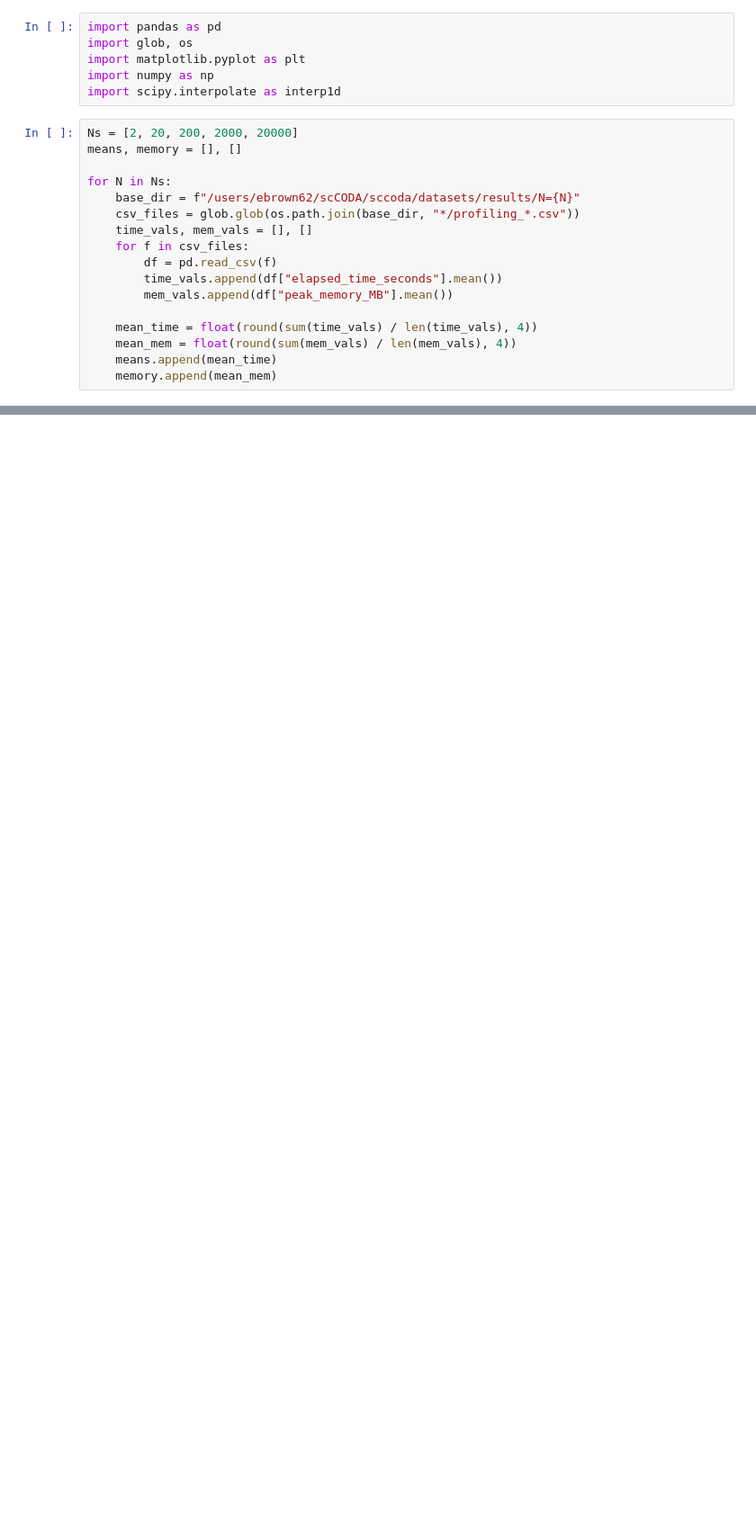
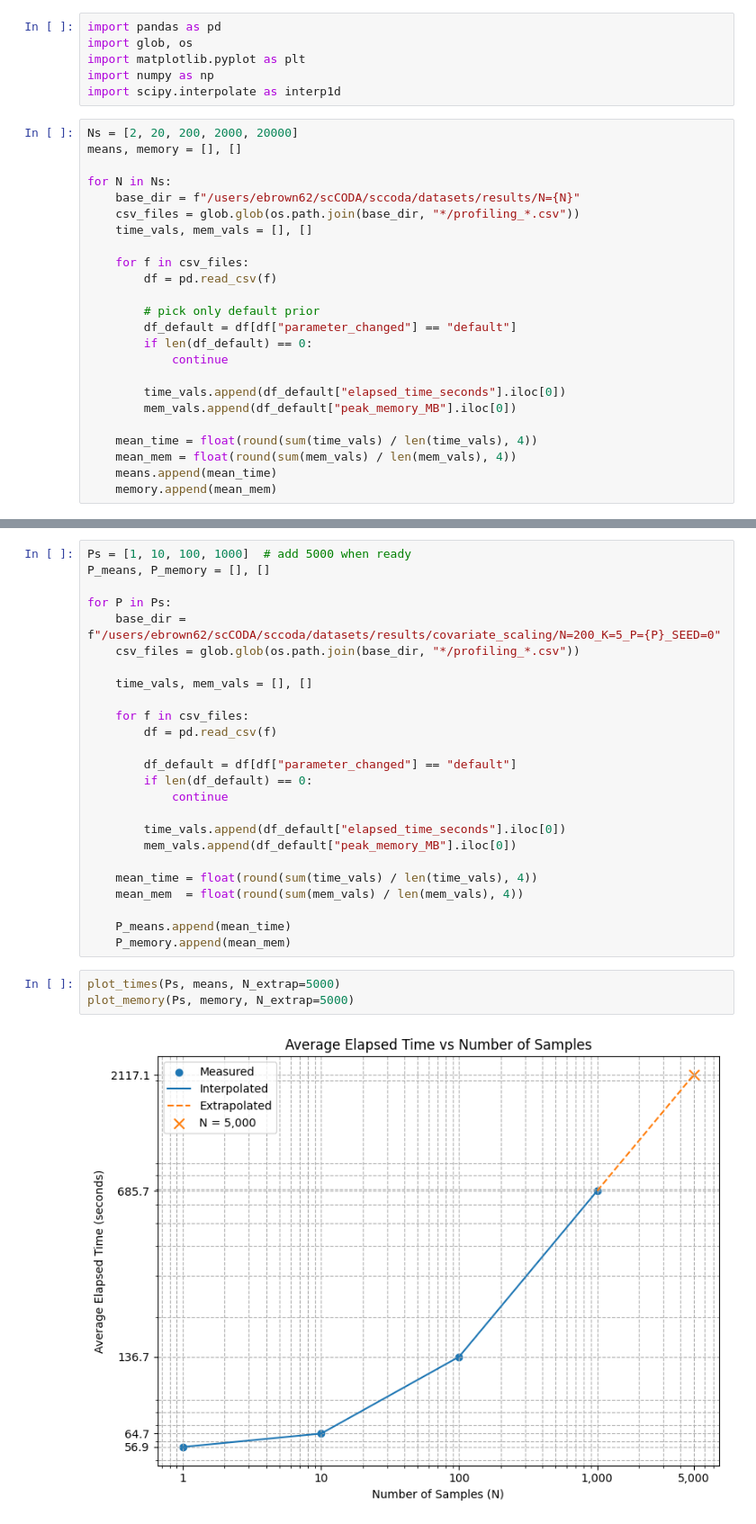
Before and after one commit to ericab322/scCODA, a Jupyter notebook: sccoda/datasets/profiling_plots.ipynb, the cells around one changed output, grey strips where cells are left out. Shown at 90% size. Saved outputs shown, nothing was run; the diff lists cells and outputs as text; blank space fills up the shorter version.

Commit message:
metrics/profiling/etc

```diff
--- a/sccoda/datasets/profiling_plots.ipynb
+++ b/sccoda/datasets/profiling_plots.ipynb
@@ -12,10 +12,17 @@ for N in Ns:
     base_dir = f"/users/ebrown62/scCODA/sccoda/datasets/results/N={N}"
     csv_files = glob.glob(os.path.join(base_dir, "*/profiling_*.csv"))
     time_vals, mem_vals = [], []
+
     for f in csv_files:
         df = pd.read_csv(f)
-        time_vals.append(df["elapsed_time_seconds"].mean())
-        mem_vals.append(df["peak_memory_MB"].mean())
+
+        # pick only default prior
+        df_default = df[df["parameter_changed"] == "default"]
+        if len(df_default) == 0:
+            continue
+
+        time_vals.append(df_default["elapsed_time_seconds"].iloc[0])
+        mem_vals.append(df_default["peak_memory_MB"].iloc[0])
 
     mean_time = float(round(sum(time_vals) / len(time_vals), 4))
     mean_mem = float(round(sum(mem_vals) / len(mem_vals), 4))
@@ -152,0 +156,30 @@ plot_memory(Ns, memory, N_extrap=378478)
+# %%
+Ps = [1, 10, 100, 1000]  # add 5000 when ready
+P_means, P_memory = [], []
+
+for P in Ps:
+    base_dir = f"/users/ebrown62/scCODA/sccoda/datasets/results/covariate_scaling/N=200_K=5_P={P}_SEED=0"
+    csv_files = glob.glob(os.path.join(base_dir, "*/profiling_*.csv"))
+
+    time_vals, mem_vals = [], []
+
+    for f in csv_files:
+        df = pd.read_csv(f)
+
+        df_default = df[df["parameter_changed"] == "default"]
+        if len(df_default) == 0:
+            continue
+
+        time_vals.append(df_default["elapsed_time_seconds"].iloc[0])
+        mem_vals.append(df_default["peak_memory_MB"].iloc[0])
+
+    mean_time = float(round(sum(time_vals) / len(time_vals), 4))
+    mean_mem  = float(round(sum(mem_vals) / len(mem_vals), 4))
+
+    P_means.append(mean_time)
+    P_memory.append(mean_mem)
+# %%
+plot_times(Ps, means, N_extrap=5000)
+plot_memory(Ps, memory, N_extrap=5000)
+# %% [output]
+[figure, added]
```
Also changed, not shown: parts of 4 cells of this notebook, 7 other files.
